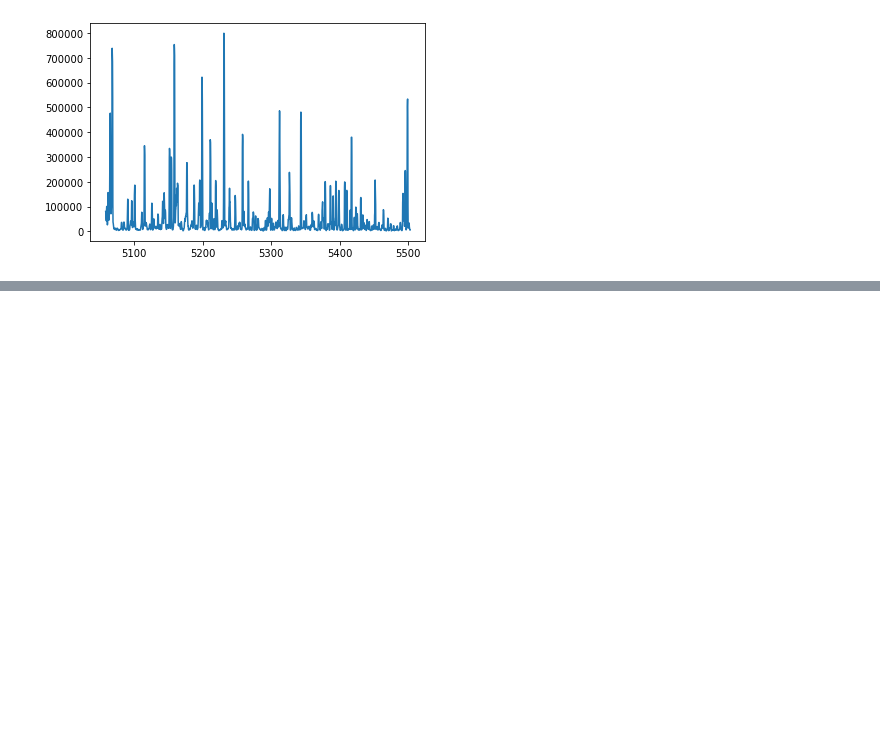
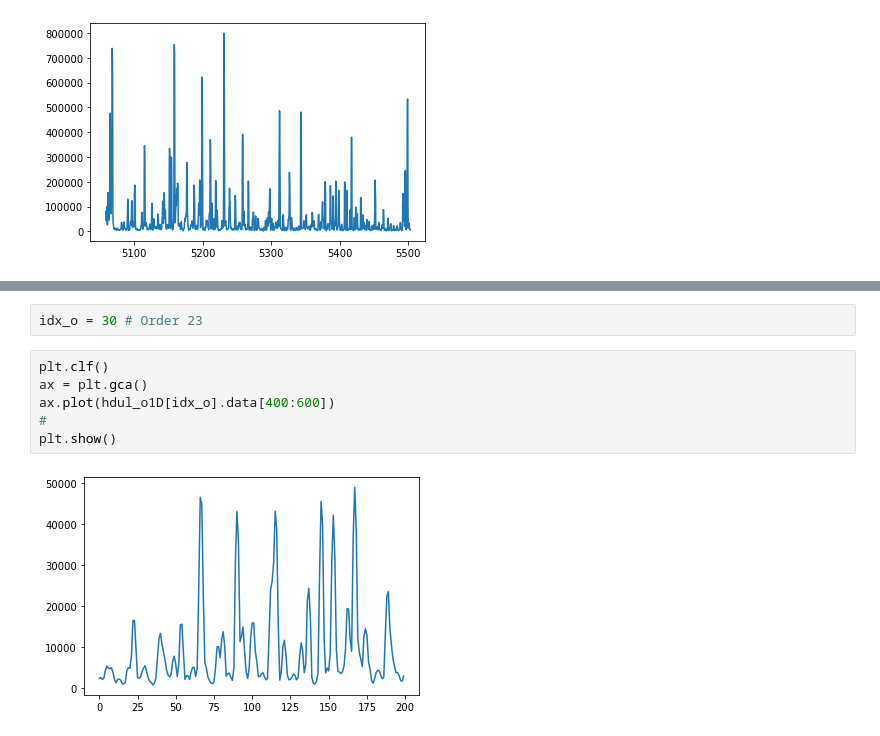
Before and after one commit to pypeit/PypeIt-development-suite, a Jupyter notebook: dev_algorithms/wavelengths/template_files/X-Shooter/Exploring_XShooter.ipynb, the cells around one changed output, grey strips where cells are left out. Cells and saved outputs as stored; diff of their text form; blank space fills up the shorter version.

```diff
--- a/dev_algorithms/wavelengths/template_files/X-Shooter/Exploring_XShooter.ipynb
+++ b/dev_algorithms/wavelengths/template_files/X-Shooter/Exploring_XShooter.ipynb
@@ -123,0 +217,10 @@ plt.show()
+# %%
+idx_o = 30 # Order 23
+# %%
+plt.clf()
+ax = plt.gca()
+ax.plot(hdul_o1D[idx_o].data[400:600])
+#
+plt.show()
+# %% [output]
+[figure, added]
```
Also changed, not shown: parts of 31 cells of this notebook.
